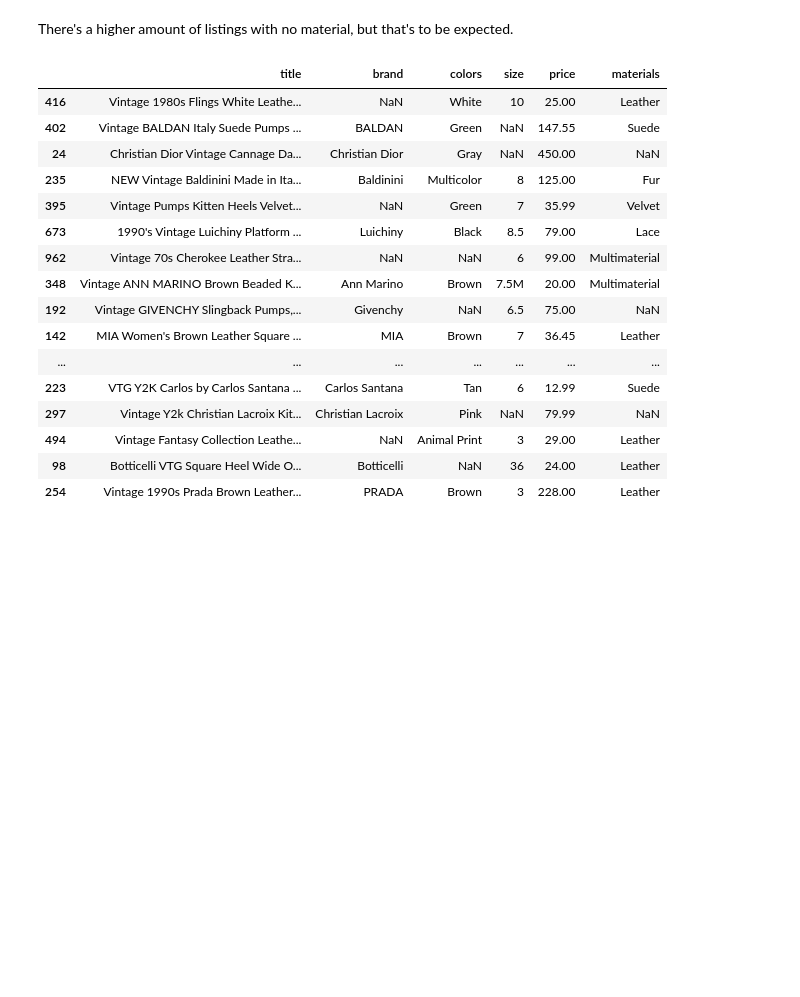
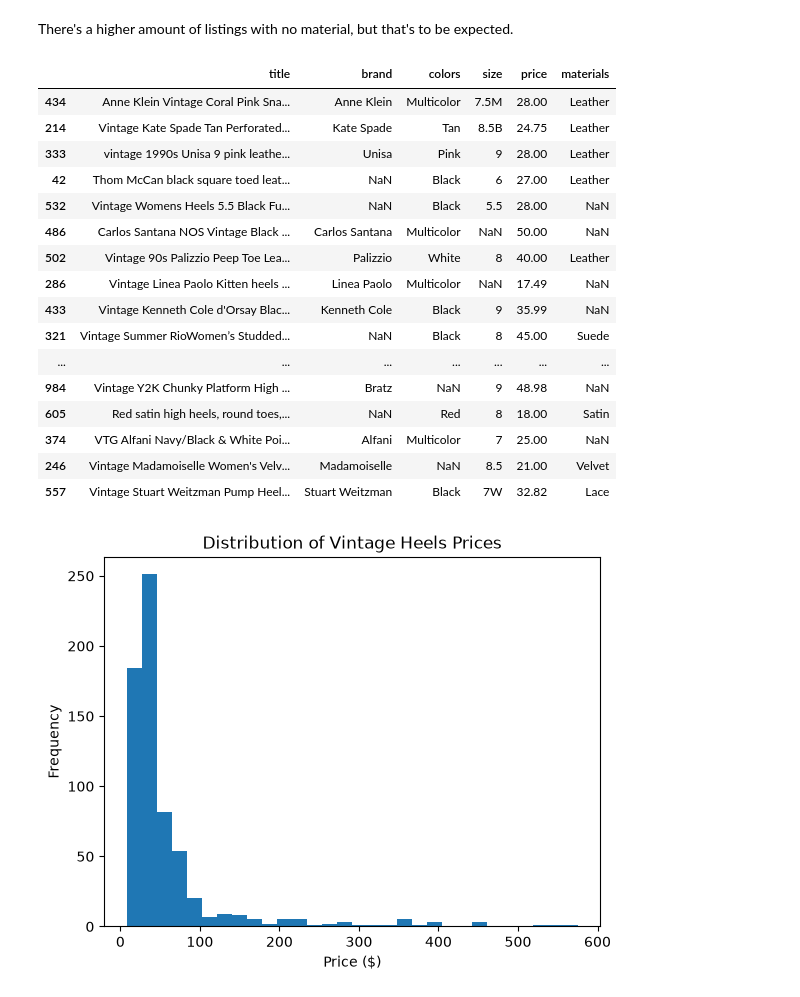
Before and after one commit to maelinfan/vintage-heel-price-predictor, a Jupyter notebook: notebook/01_eda.ipynb, the cells around one changed output. Drawn from its saved outputs; the diff is of its cells as text; code cells hidden in the pictures; blank space fills up the shorter version.

```diff
--- a/notebook/01_eda.ipynb
+++ b/notebook/01_eda.ipynb
@@ -951,7 +951,7 @@ def extract_brand(title: str) -> str | None:
     If no brand is found, return None.
     """
     for brand in brands:
-        if brand.lower() in title.lower():
+        if re.search(rf"\b{re.escape(brand)}\b", title, re.IGNORECASE):
             return brand
     return None
 
@@ -1368,19 +1368,28 @@ There's a higher amount of listings with no material, but that's to be expected.
 df[["title","brand", "colors", "size", "price", "materials"]].sample(20)
 # %% [output]
 |  | title | brand | colors | size | price | materials |
-| 416 | Vintage 1980s Flings White Leathe... | NaN | White | 10 | 25.00 | Leather |
-| 402 | Vintage BALDAN Italy Suede Pumps ... | BALDAN | Green | NaN | 147.55 | Suede |
-| 24 | Christian Dior Vintage Cannage Da... | Christian Dior | Gray | NaN | 450.00 | NaN |
-| 235 | NEW Vintage Baldinini Made in Ita... | Baldinini | Multicolor | 8 | 125.00 | Fur |
-| 395 | Vintage Pumps Kitten Heels Velvet... | NaN | Green | 7 | 35.99 | Velvet |
-| 673 | 1990's Vintage Luichiny Platform ... | Luichiny | Black | 8.5 | 79.00 | Lace |
-| 962 | Vintage 70s Cherokee Leather Stra... | NaN | NaN | 6 | 99.00 | Multimaterial |
-| 348 | Vintage ANN MARINO Brown Beaded K... | Ann Marino | Brown | 7.5M | 20.00 | Multimaterial |
-| 192 | Vintage GIVENCHY Slingback Pumps,... | Givenchy | NaN | 6.5 | 75.00 | NaN |
-| 142 | MIA Women's Brown Leather Square ... | MIA | Brown | 7 | 36.45 | Leather |
+| 434 | Anne Klein Vintage Coral Pink Sna... | Anne Klein | Multicolor | 7.5M | 28.00 | Leather |
+| 214 | Vintage Kate Spade Tan Perforated... | Kate Spade | Tan | 8.5B | 24.75 | Leather |
+| 333 | vintage 1990s Unisa 9 pink leathe... | Unisa | Pink | 9 | 28.00 | Leather |
+| 42 | Thom McCan black square toed leat... | NaN | Black | 6 | 27.00 | Leather |
+| 532 | Vintage Womens Heels 5.5 Black Fu... | NaN | Black | 5.5 | 28.00 | NaN |
+| 486 | Carlos Santana NOS Vintage Black ... | Carlos Santana | Multicolor | NaN | 50.00 | NaN |
+| 502 | Vintage 90s Palizzio Peep Toe Lea... | Palizzio | White | 8 | 40.00 | Leather |
+| 286 | Vintage Linea Paolo Kitten heels ... | Linea Paolo | Multicolor | NaN | 17.49 | NaN |
+| 433 | Vintage Kenneth Cole d'Orsay Blac... | Kenneth Cole | Black | 9 | 35.99 | NaN |
+| 321 | Vintage Summer RioWomen’s Studded... | NaN | Black | 8 | 45.00 | Suede |
 | ... | ... | ... | ... | ... | ... | ... |
-| 223 | VTG Y2K Carlos by Carlos Santana ... | Carlos Santana | Tan | 6 | 12.99 | Suede |
-| 297 | Vintage Y2k Christian Lacroix Kit... | Christian Lacroix | Pink | NaN | 79.99 | NaN |
-| 494 | Vintage Fantasy Collection Leathe... | NaN | Animal Print | 3 | 29.00 | Leather |
-| 98 | Botticelli VTG Square Heel Wide O... | Botticelli | NaN | 36 | 24.00 | Leather |
-| 254 | Vintage 1990s Prada Brown Leather... | PRADA | Brown | 3 | 228.00 | Leather |
+| 984 | Vintage Y2K Chunky Platform High ... | Bratz | NaN | 9 | 48.98 | NaN |
+| 605 | Red satin high heels, round toes,... | NaN | Red | 8 | 18.00 | Satin |
+| 374 | VTG Alfani Navy/Black & White Poi... | Alfani | Multicolor | 7 | 25.00 | NaN |
+| 246 | Vintage Madamoiselle Women's Velv... | Madamoiselle | NaN | 8.5 | 21.00 | Velvet |
+| 557 | Vintage Stuart Weitzman Pump Heel... | Stuart Weitzman | Black | 7W | 32.82 | Lace |
+# %%
+import matplotlib.pyplot as plt
+
+df["price"].plot(kind="hist", bins=30)
+plt.xlabel("Price ($)")
+plt.title("Distribution of Vintage Heels Prices")
+plt.show()
+# %% [output]
+[figure, added]
```
Also changed, not shown: parts of 21 cells of this notebook.
